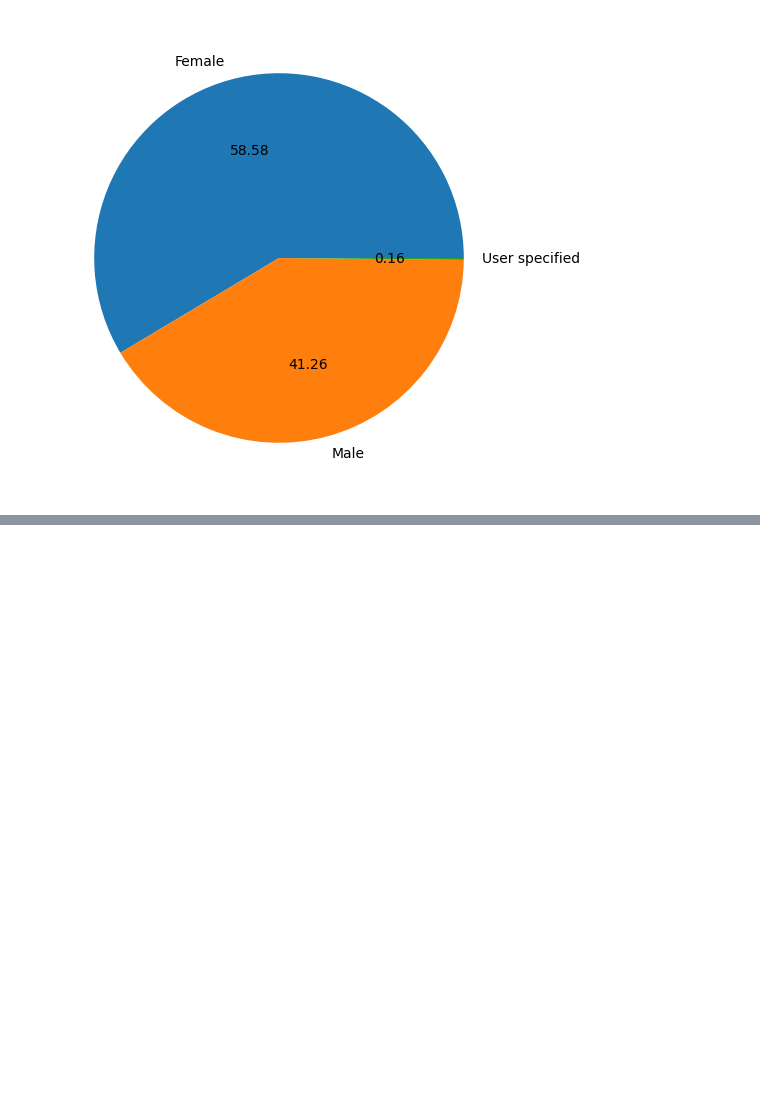
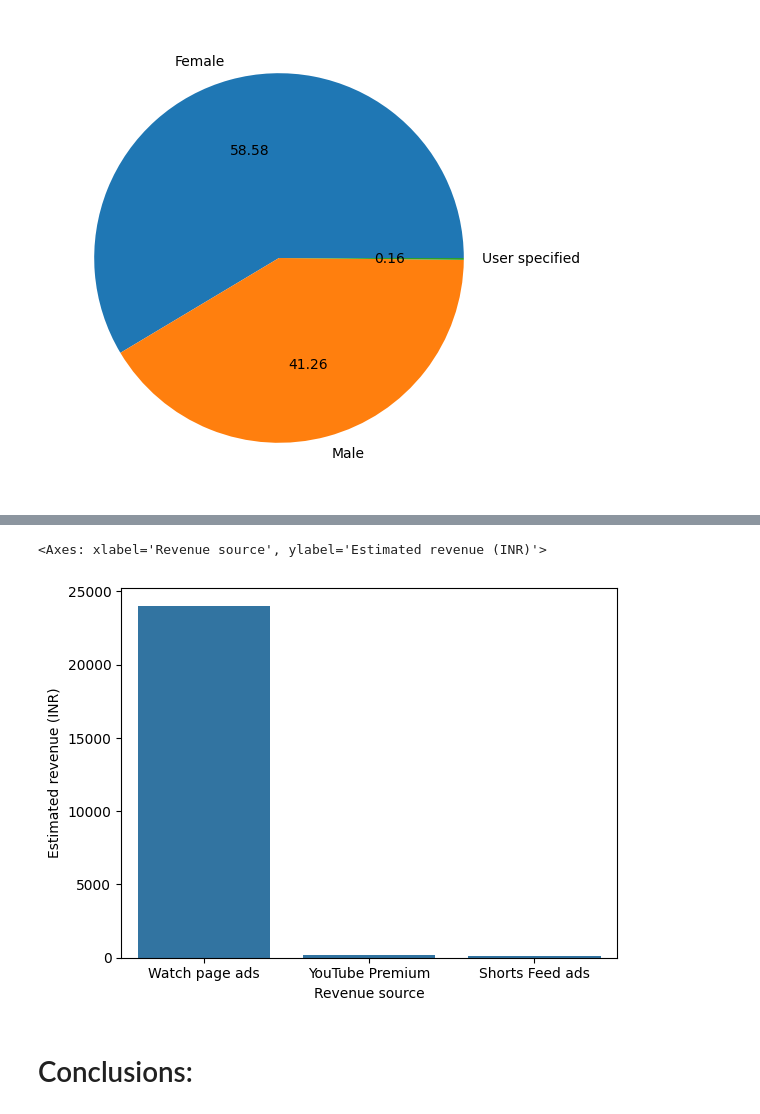
Before and after one commit to adityapatil4141/YouTube-channel-analytics, a Jupyter notebook: YouTube_analysis.ipynb, the cells around one changed output, grey strips where cells are left out. Drawn from its saved outputs; the diff is of its cells as text; code cells hidden in the pictures; blank space fills up the shorter version.

```diff
--- a/YouTube_analysis.ipynb
+++ b/YouTube_analysis.ipynb
@@ -760,0 +782,4 @@ plt.show()
+# %%
+# Loading dataset:
+
+rev = pd.read_csv("/content/drive/MyDrive/work files /YouTube analytics/Table REVENUE.csv")
@@ -760,0 +796,13 @@ plt.show()
+# %%
+# Dropping row:
+
+rev = rev.drop(0)
+# %%
+# Sorting values on basing of estimated revenue:
+
+rev=rev.sort_values(by='Estimated revenue (INR)',ascending=False).reset_index()
+# %%
+sns.barplot(data=rev,x='Revenue source',y='Estimated revenue (INR)')
+# %% [output]
+<Axes: xlabel='Revenue source', ylabel='Estimated revenue (INR)'>
+[figure, added]
@@ -760,0 +811,2 @@ plt.show()
+# %% [markdown]
+# Conclusions:
```
Also changed, not shown: parts of 80 cells of this notebook.
